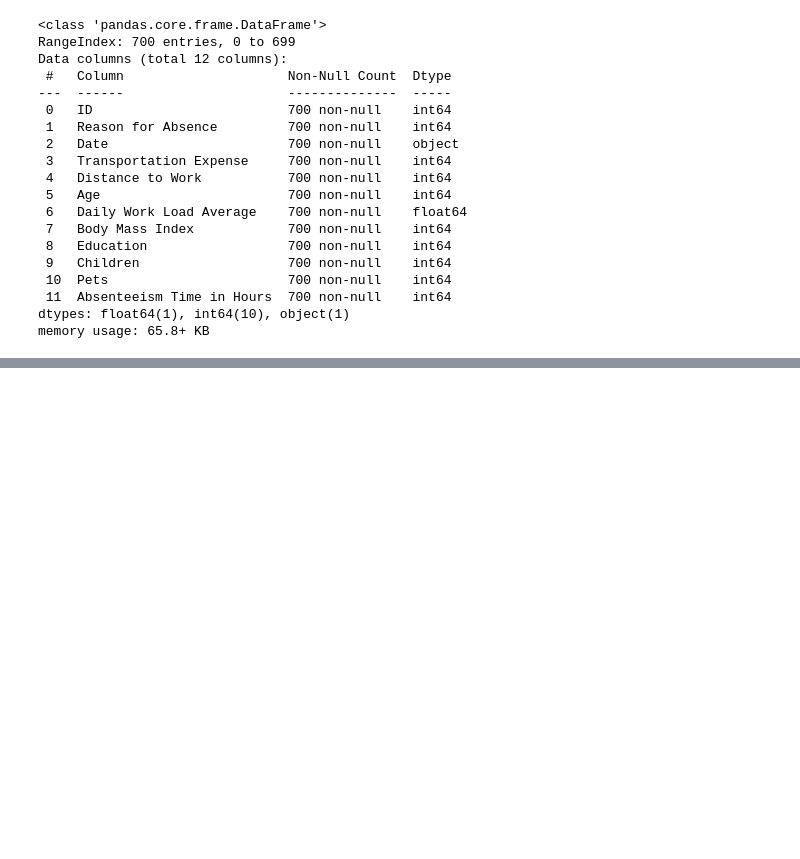
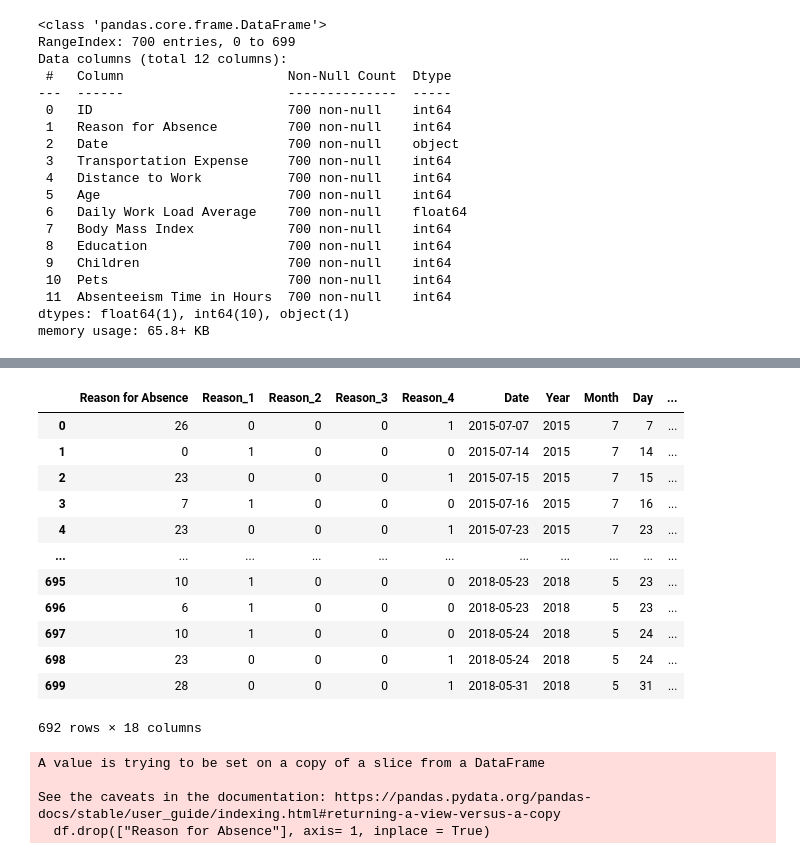
Before and after one commit to delidji88/Data-Analyst-Project, a Jupyter notebook: 1. Absenteeism/absenteeism.ipynb, the cells around one changed output, grey strips where cells are left out. Drawn from its saved outputs; the diff is of its cells as text; code cells hidden in the pictures; blank space fills up the shorter version.

Commit message:
new file:   1. Absenteeism/Absenteeism_Data_Cleaned.csv modified:   1. Absenteeism/absenteeism.ipynb

```diff
--- a/1. Absenteeism/absenteeism.ipynb
+++ b/1. Absenteeism/absenteeism.ipynb
@@ -67,0 +345,4 @@ memory usage: 65.8+ KB
+# %%
+#Concat
+df = pd.concat([df, reason_type_1, reason_type_2, reason_type_3, reason_type_4], axis=1)
+df
@@ -67,0 +372,8 @@ memory usage: 65.8+ KB
+# %%
+new_names = ['Reason for Absence', 'Date', 'Transportation Expense',
+       'Distance to Work', 'Age', 'Daily Work Load Average',
+       'Body Mass Index', 'Education', 'Children', 'Pets',
+       'Absenteeism Time in Hours', 'Year', 'Month', 'Day', 'Reason_1', 'Reason_2', 'Reason_3', 'Reason_4']
+# %%
+df.columns = new_names
+df
@@ -67,0 +394,31 @@ memory usage: 65.8+ KB
+# %%
+# Reorganized columns
+reorganized = ['Reason for Absence', 'Reason_1', 'Reason_2', 'Reason_3', 'Reason_4', 'Date', 'Year', 'Month', 'Day', 'Transportation Expense',
+       'Distance to Work', 'Age', 'Daily Work Load Average',
+       'Body Mass Index', 'Education', 'Children', 'Pets',
+       'Absenteeism Time in Hours']
+# %%
+df = df[reorganized]
+df
+# %% [output]
+|  | Reason for Absence | Reason_1 | Reason_2 | Reason_3 | Reason_4 | Date | Year | Month | Day | ... |
+| 0 | 26 | 0 | 0 | 0 | 1 | 2015-07-07 | 2015 | 7 | 7 | ... |
+| 1 | 0 | 1 | 0 | 0 | 0 | 2015-07-14 | 2015 | 7 | 14 | ... |
+| 2 | 23 | 0 | 0 | 0 | 1 | 2015-07-15 | 2015 | 7 | 15 | ... |
+| 3 | 7 | 1 | 0 | 0 | 0 | 2015-07-16 | 2015 | 7 | 16 | ... |
+| 4 | 23 | 0 | 0 | 0 | 1 | 2015-07-23 | 2015 | 7 | 23 | ... |
+| ... | ... | ... | ... | ... | ... | ... | ... | ... | ... | ... |
+| 695 | 10 | 1 | 0 | 0 | 0 | 2018-05-23 | 2018 | 5 | 23 | ... |
+| 696 | 6 | 1 | 0 | 0 | 0 | 2018-05-23 | 2018 | 5 | 23 | ... |
+| 697 | 10 | 1 | 0 | 0 | 0 | 2018-05-24 | 2018 | 5 | 24 | ... |
+| 698 | 23 | 0 | 0 | 0 | 1 | 2018-05-24 | 2018 | 5 | 24 | ... |
+| 699 | 28 | 0 | 0 | 0 | 1 | 2018-05-31 | 2018 | 5 | 31 | ... |
+692 rows × 18 columns
+# %%
+# Drop 'Reason for Absence'
+df.drop(["Reason for Absence"], axis= 1, inplace = True)
+# %% [output]
+A value is trying to be set on a copy of a slice from a DataFrame
+
+See the caveats in the documentation: https://pandas.pydata.org/pandas-docs/stable/user_guide/indexing.html#returning-a-view-versus-a-copy
+  df.drop(["Reason for Absence"], axis= 1, inplace = True)
```
Also changed, not shown: parts of 30 cells of this notebook, 1 other file.
